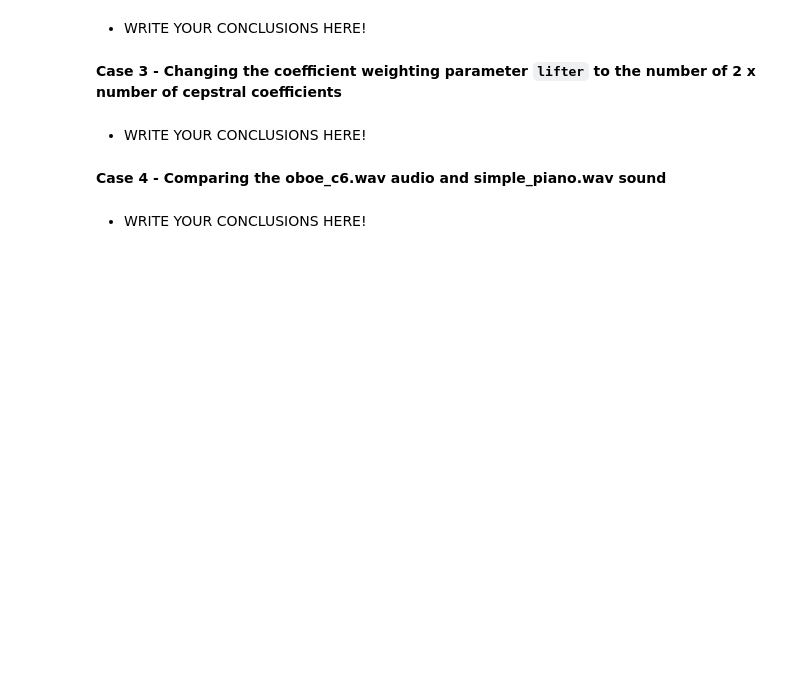
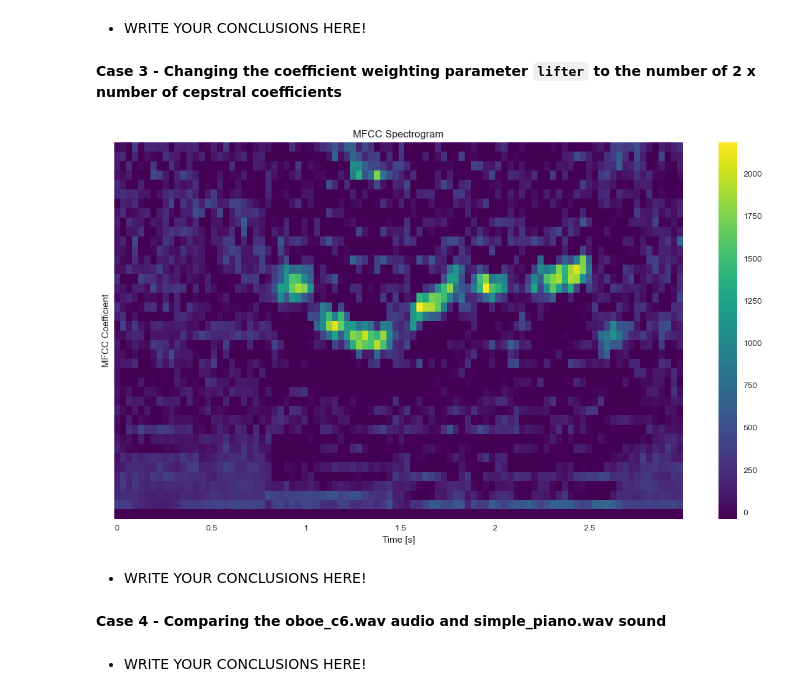
Before and after one commit to Carmenfranci/Selected, a Jupyter notebook: Lab_1_students.ipynb, the cells around one changed output. Drawn from its saved outputs; the diff is of its cells as text; code cells hidden in the pictures; blank space fills up the shorter version.

```diff
--- a/Lab_1_students.ipynb
+++ b/Lab_1_students.ipynb
@@ -1032,3 +1082,23 @@ NameError: name 'X_mfcc' is not defined
+# %%
+# Add your code here!
+# num_ceps = 40
+# lifter = 2*num_ceps
+# ..
+num_ceps = 40
+lifter = 2*num_ceps
+X_mfcc = librosa.feature.mfcc(y=signal_slice, sr=sample_rate, n_fft=frame_length, hop_length=hop_size, n_mfcc=num_ceps,lifter=lifter)
+
+# Visualizza lo spettrogramma degli MFCC
+plt.figure(figsize=(15,8))
+librosa.display.specshow(X_mfcc, sr=sample_rate, hop_length=hop_size, x_axis='time', cmap='viridis')
+plt.clim(-40,None)
+plt.colorbar()
+plt.xlabel('Time [s]')
+plt.ylabel('MFCC Coefficient')
+plt.title('MFCC Spectrogram')
+plt.show()
+# %% [output]
+[figure, added]
 # %% [markdown]
 * WRITE YOUR CONCLUSIONS HERE!
 # %% [markdown]
```
Also changed, not shown: parts of 10 cells of this notebook, 4 other files.
